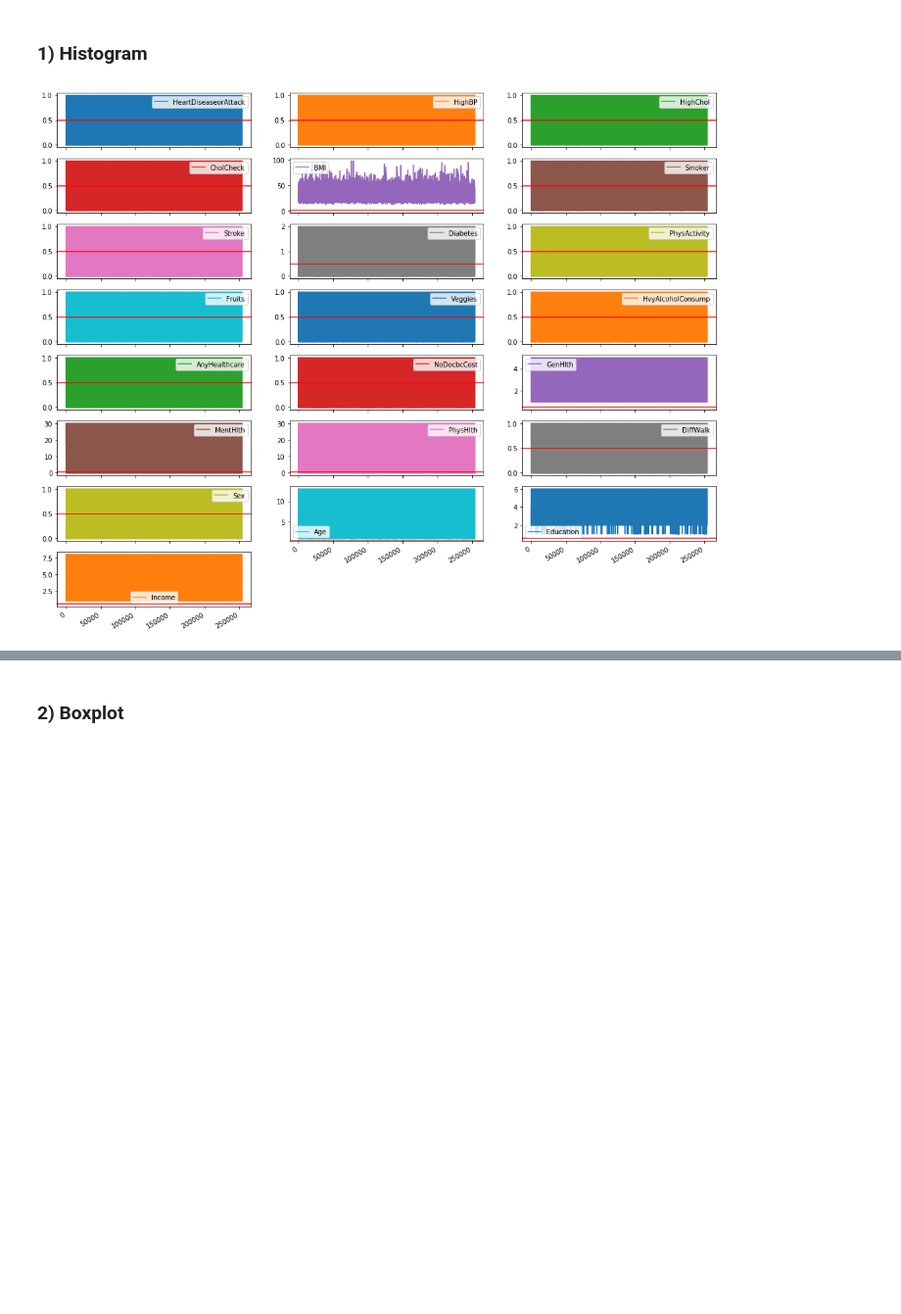
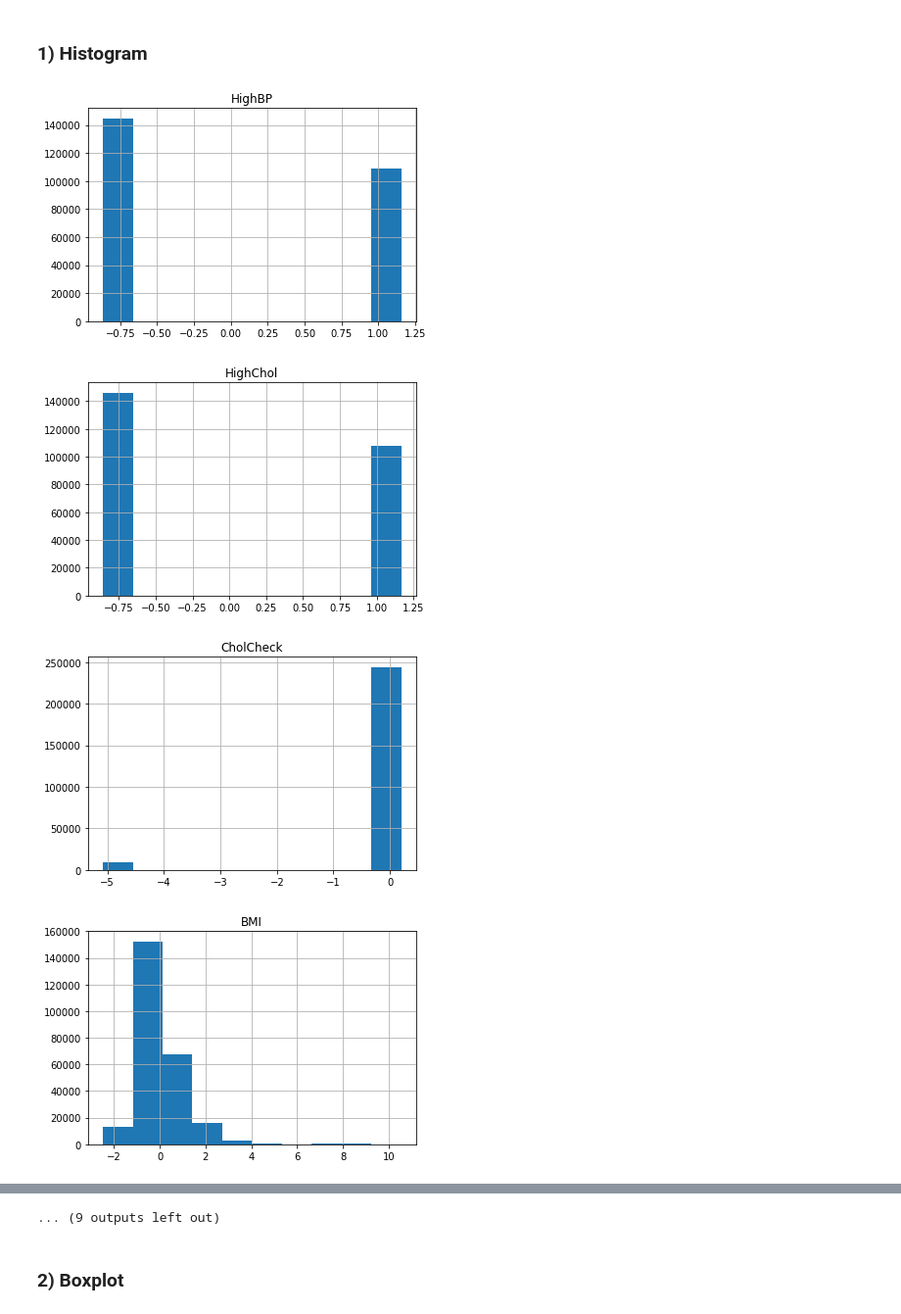
Before and after one commit to Heesunnnie/2022_Projects, a Jupyter notebook: Heart_Disease_Indicator_Project_EDA.ipynb, the cells around one changed output, grey strips where cells are left out. Shown at 98% size. Drawn from its saved outputs; the diff is of its cells as text; code cells hidden in the pictures; blank space fills up the shorter version.

```diff
--- a/Heart_Disease_Indicator_Project_EDA.ipynb
+++ b/Heart_Disease_Indicator_Project_EDA.ipynb
@@ -221,0 +223,6 @@ plt.show()
+# %%
+# from sklearn.ensemble import IsolationForest
+
+# fit the model
+clf = IsolationForest(n_estimators=100, max_samples=100, random_state=42)
+clf.fit(X_scaled)
@@ -227,10 +352,12 @@ len(l)
 # %% [markdown]
 ### 1) Histogram
-# %%
-axes = df.plot(subplots=True, layout=(8, 3), figsize=(18,16))
-
-for c in axes:
-    for ax in c:
-        ax.axhline(y=0.5, color='r')
-# %% [output]
-[figure, removed]
+# %%
+for col in X.columns:
+    X_scaled[col].hist()
+    plt.title(col)
+    plt.show()
+# %% [output]
+[figure, added]
+[figure, added]
+[figure, added]
+[figure, added]
@@ -237,3 +372,4 @@ for c in axes:
+... (9 outputs left out)
 # %% [markdown]
 ### 2) Boxplot
 # %%
```
Also changed, not shown: parts of 37 cells of this notebook, 2 other files.
